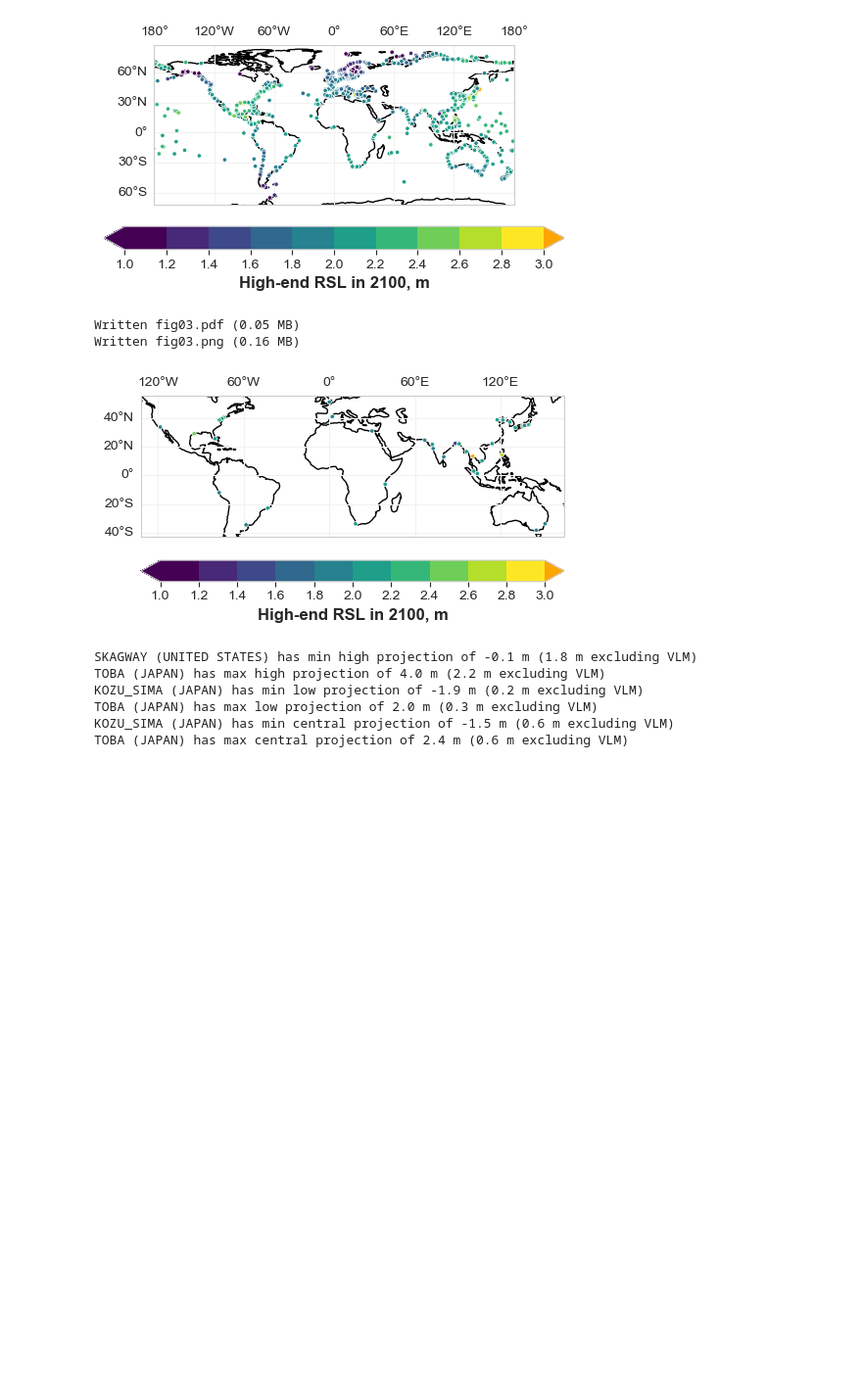
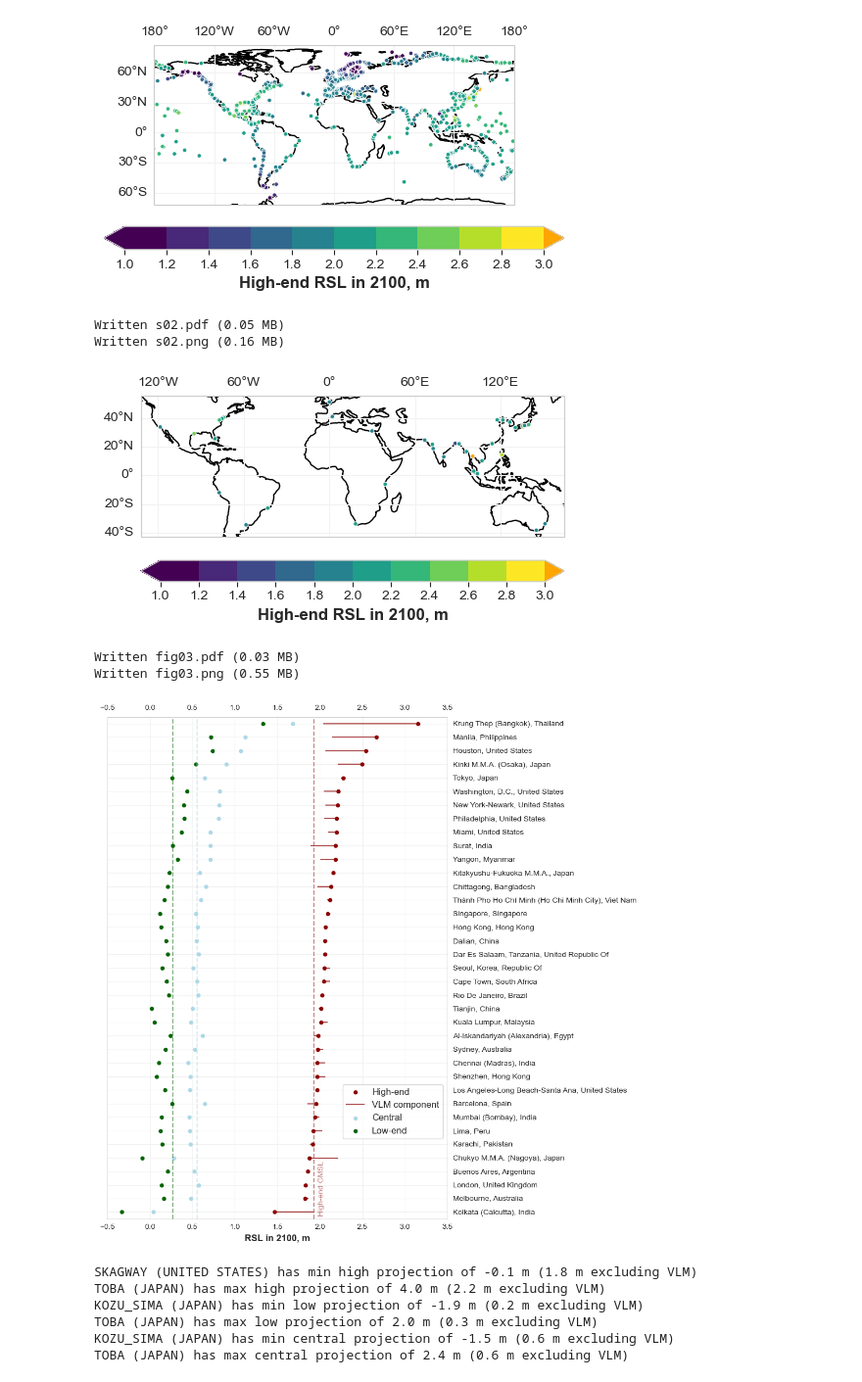
Before and after one commit to grandey/d25a-rsl-fusion, a Jupyter notebook: figs_d25a.ipynb, the cells around one changed output. Shown at 98% size. Cells and saved outputs as stored; diff of their text form; code cells hidden in the pictures; blank space fills up the shorter version.

Commit message:
d25a.fig_city_proj(): Plot high-end, low-end, and central RSL projections for 2100 for large coastal cities.

```diff
--- a/figs_d25a.ipynb
+++ b/figs_d25a.ipynb
@@ -88,11 +88,19 @@ Written fig02.png (0.24 MB)
 # %%
 # Plot map showing high-end projection near large cities
 fig, ax = d25a.fig_high_map(high_low='high', cities=True)
-_ = d25a.name_save_fig(fig, fso='f')
+_ = d25a.name_save_fig(fig, fso='s')
 # %% [output]
-Written fig03.pdf (0.05 MB)
-Written fig03.png (0.16 MB)
+Written s02.pdf (0.05 MB)
+Written s02.png (0.16 MB)
 [figure]
+# %%
+# Plot projections for large cities
+fig, ax = d25a.fig_city_proj()
+_ = d25a.name_save_fig(fig, fso='f')
+# %% [output]
+Written fig03.pdf (0.03 MB)
+Written fig03.png (0.55 MB)
+[figure, added]
 # %%
 # Identify locations with min and max projections
 rsl_df = d25a.get_info_high_low_exceed_df(rsl_novlm='rsl')  # RSL projections
```
Also changed, not shown: parts of 4 cells of this notebook, 1 other file.
